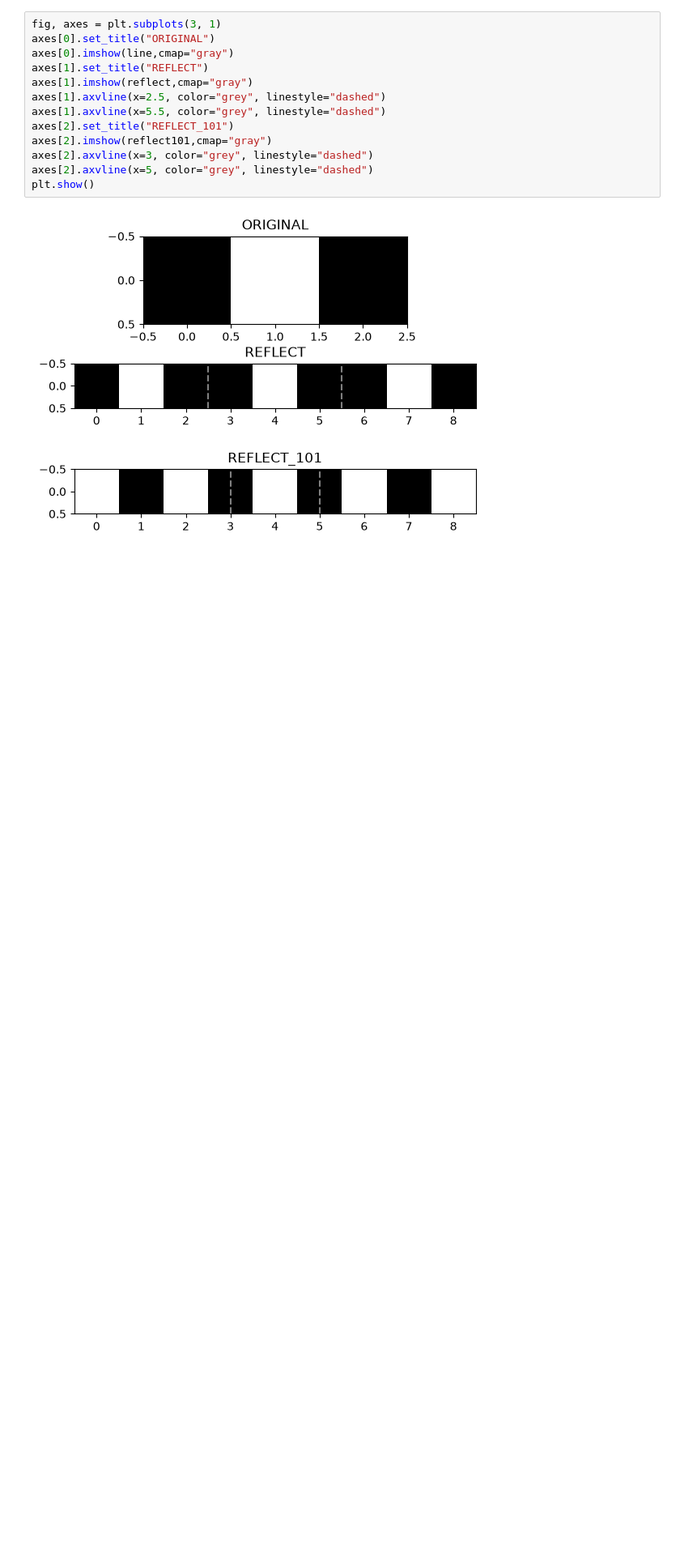
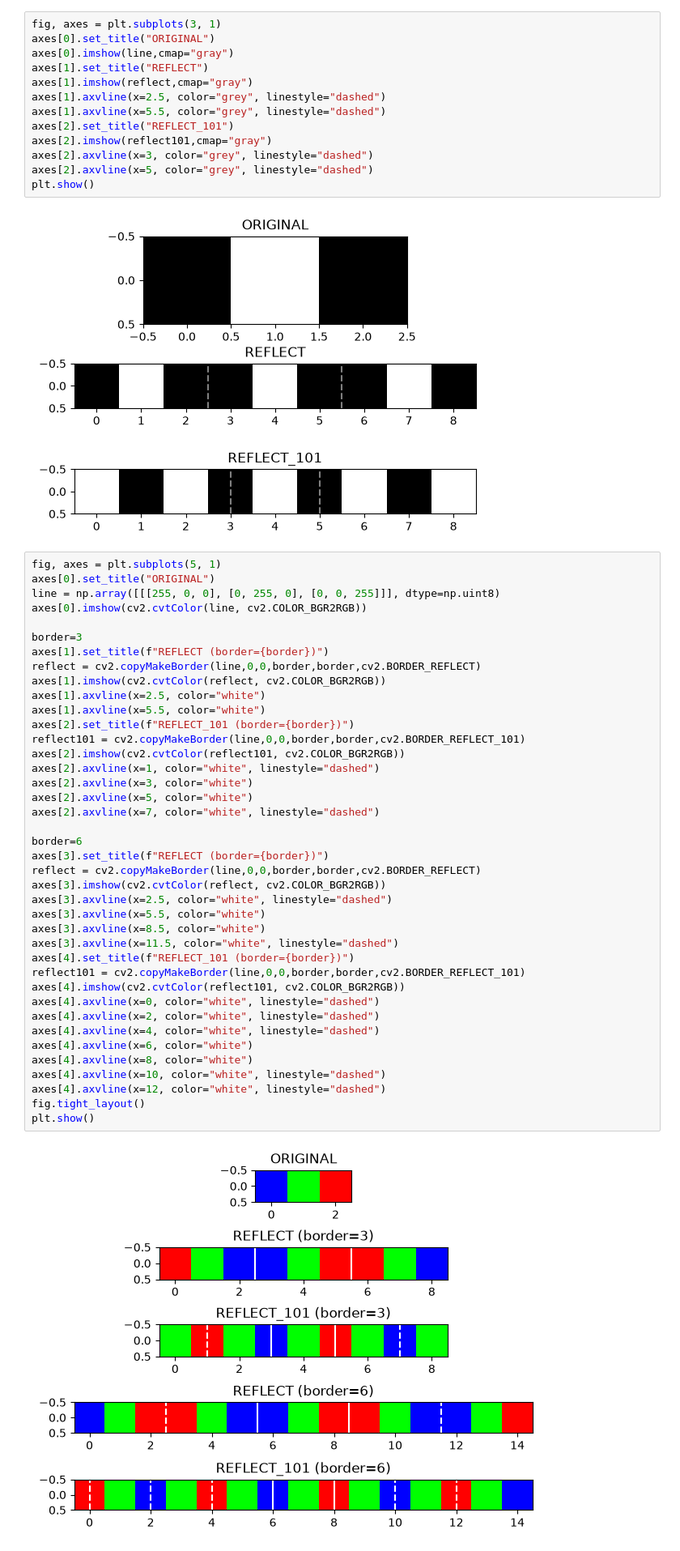
Before and after one commit to tally1728/learning-opencv, a Jupyter notebook: notebooks/py_tutorials_core-operations.ipynb, the cells around one changed output. Shown at 81% size. Saved outputs shown, nothing was run; the diff lists cells and outputs as text; blank space fills up the shorter version.

Commit message:
add: further verification of BORDER_REFLECT

```diff
--- a/notebooks/py_tutorials_core-operations.ipynb
+++ b/notebooks/py_tutorials_core-operations.ipynb
@@ -180,3 +180,45 @@ axes[2].axvline(x=5, color="grey", linestyle="dashed")
 plt.show()
 # %% [output]
 [figure]
+# %%
+fig, axes = plt.subplots(5, 1)
+axes[0].set_title("ORIGINAL")
+line = np.array([[[255, 0, 0], [0, 255, 0], [0, 0, 255]]], dtype=np.uint8)
+axes[0].imshow(cv2.cvtColor(line, cv2.COLOR_BGR2RGB))
+
+border=3
+axes[1].set_title(f"REFLECT (border={border})")
+reflect = cv2.copyMakeBorder(line,0,0,border,border,cv2.BORDER_REFLECT)
+axes[1].imshow(cv2.cvtColor(reflect, cv2.COLOR_BGR2RGB))
+axes[1].axvline(x=2.5, color="white")
+axes[1].axvline(x=5.5, color="white")
+axes[2].set_title(f"REFLECT_101 (border={border})")
+reflect101 = cv2.copyMakeBorder(line,0,0,border,border,cv2.BORDER_REFLECT_101)
+axes[2].imshow(cv2.cvtColor(reflect101, cv2.COLOR_BGR2RGB))
+axes[2].axvline(x=1, color="white", linestyle="dashed")
+axes[2].axvline(x=3, color="white")
+axes[2].axvline(x=5, color="white")
+axes[2].axvline(x=7, color="white", linestyle="dashed")
+
+border=6
+axes[3].set_title(f"REFLECT (border={border})")
+reflect = cv2.copyMakeBorder(line,0,0,border,border,cv2.BORDER_REFLECT)
+axes[3].imshow(cv2.cvtColor(reflect, cv2.COLOR_BGR2RGB))
+axes[3].axvline(x=2.5, color="white", linestyle="dashed")
+axes[3].axvline(x=5.5, color="white")
+axes[3].axvline(x=8.5, color="white")
+axes[3].axvline(x=11.5, color="white", linestyle="dashed")
+axes[4].set_title(f"REFLECT_101 (border={border})")
+reflect101 = cv2.copyMakeBorder(line,0,0,border,border,cv2.BORDER_REFLECT_101)
+axes[4].imshow(cv2.cvtColor(reflect101, cv2.COLOR_BGR2RGB))
+axes[4].axvline(x=0, color="white", linestyle="dashed")
+axes[4].axvline(x=2, color="white", linestyle="dashed")
+axes[4].axvline(x=4, color="white", linestyle="dashed")
+axes[4].axvline(x=6, color="white")
+axes[4].axvline(x=8, color="white")
+axes[4].axvline(x=10, color="white", linestyle="dashed")
+axes[4].axvline(x=12, color="white", linestyle="dashed")
+fig.tight_layout()
+plt.show()
+# %% [output]
+[figure, added]
```
